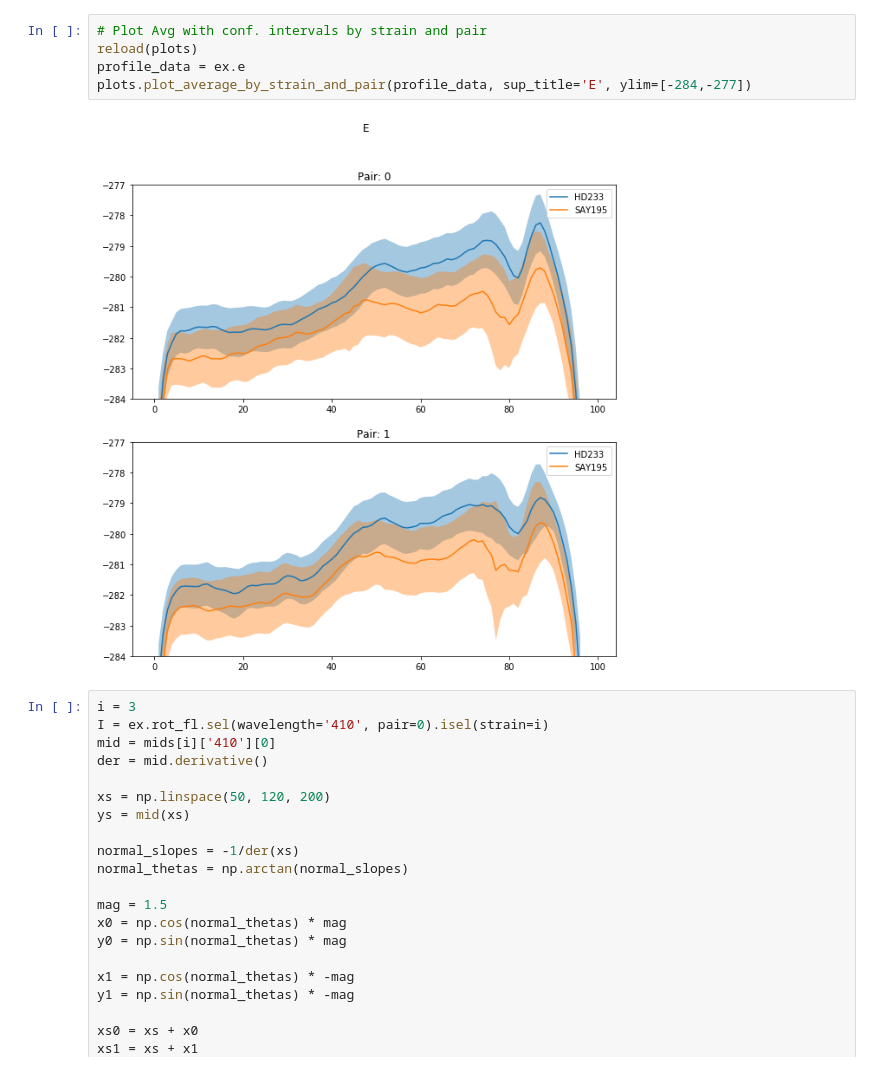
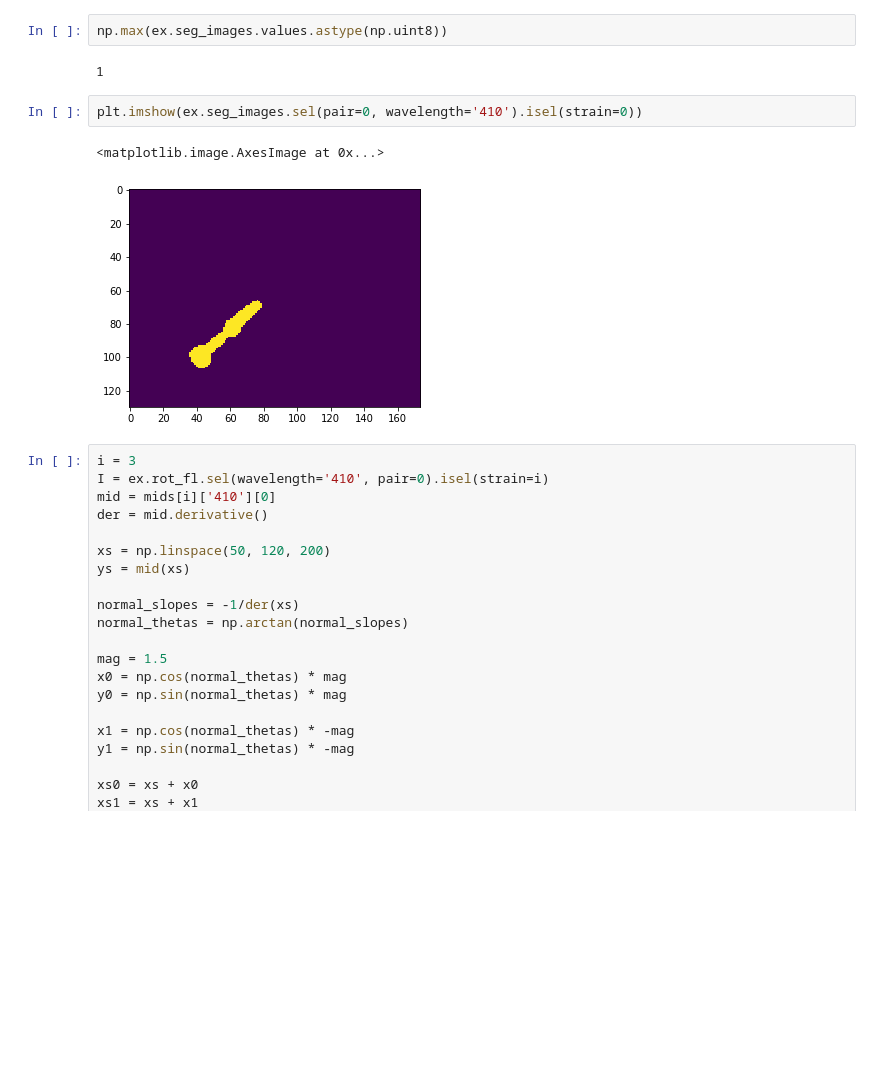
Before and after one commit to ApfeldLab/pharynx_redox, a Jupyter notebook: python/notebooks/playground.ipynb, the cells around one changed output. Saved outputs shown, nothing was run; the diff lists cells and outputs as text; blank space fills up the shorter version.

```diff
--- a/python/notebooks/playground.ipynb
+++ b/python/notebooks/playground.ipynb
@@ -61,10 +93,12 @@ plots.plot_average_by_strain_and_pair(profile_data, sup_title='E')
-# %%
-# Plot Avg with conf. intervals by strain and pair
-reload(plots)
-profile_data = ex.e
-plots.plot_average_by_strain_and_pair(profile_data, sup_title='E', ylim=[-284,-277])
-# %% [output]
-[figure, removed]
+# %%
+np.max(ex.seg_images.values.astype(np.uint8))
+# %% [output]
+1
+# %%
+plt.imshow(ex.seg_images.sel(pair=0, wavelength='410').isel(strain=0))
+# %% [output]
+<matplotlib.image.AxesImage at 0x...>
+[figure, added]
 # %%
 i = 3
 I = ex.rot_fl.sel(wavelength='410', pair=0).isel(strain=i)
```
Also changed, not shown: parts of 8 cells of this notebook, 17 other files.
